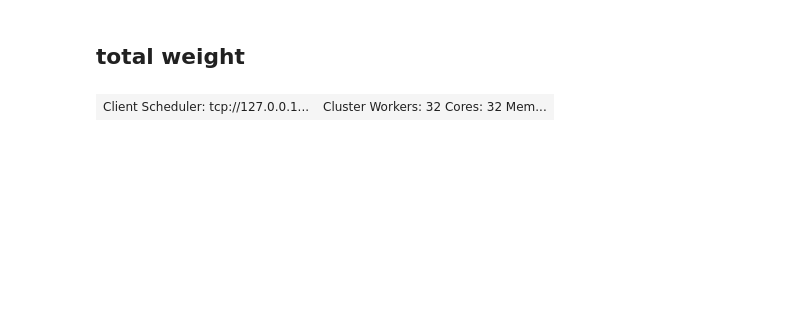
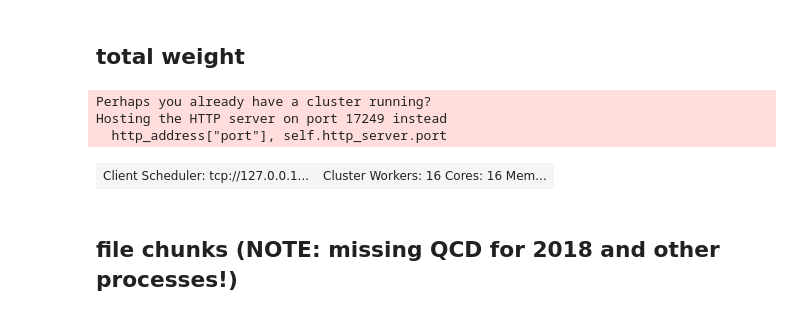
Before and after one commit to cmstas/HggAnalysisDev, a Jupyter notebook: Preselection/1_prepare_data.ipynb, the cells around one changed output. Saved outputs shown, nothing was run; the diff lists cells and outputs as text; code cells hidden in the pictures; blank space fills up the shorter version.

```diff
--- a/Preselection/1_prepare_data.ipynb
+++ b/Preselection/1_prepare_data.ipynb
@@ -86,8 +86,12 @@ with open(filename, "w") as f:
 #client = Client('tcp://169.228.130.5:18875')
 #client
 # %%
+#local dask client running on the UAFs
 from dask.distributed import Client
-client = Client(memory_limit='4GB', n_workers=32, threads_per_worker=1)
+client = Client(memory_limit='4GB', n_workers=16, threads_per_worker=1)
 client
 # %% [output]
+Perhaps you already have a cluster running?
+Hosting the HTTP server on port 17249 instead
+  http_address["port"], self.http_server.port
-| Client Scheduler: tcp://127.0.0.1... | Cluster Workers: 32 Cores: 32 Mem... |
+| Client Scheduler: tcp://127.0.0.1... | Cluster Workers: 16 Cores: 16 Mem... |
@@ -99,3 +101,5 @@ def get_totWeight(args):
     f = uproot4.open(fname)
     t = f["Runs"]
     return np.sum(t["genEventSumw"].array())
+# %% [markdown]
+## file chunks (NOTE: missing QCD for 2018 and other processes!)
```
Also changed, not shown: parts of 17 cells of this notebook, 19 other files.
